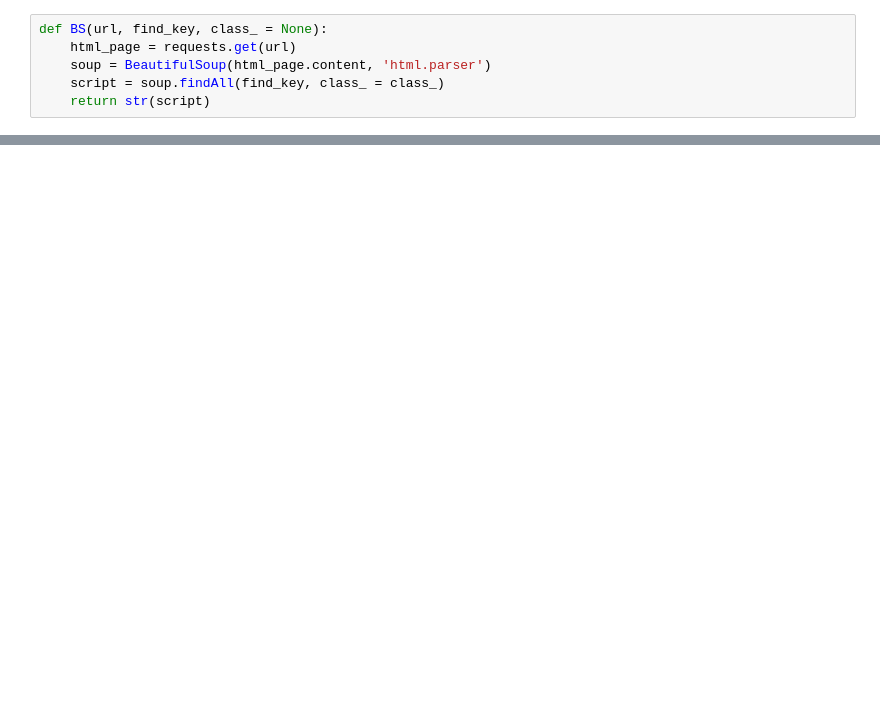
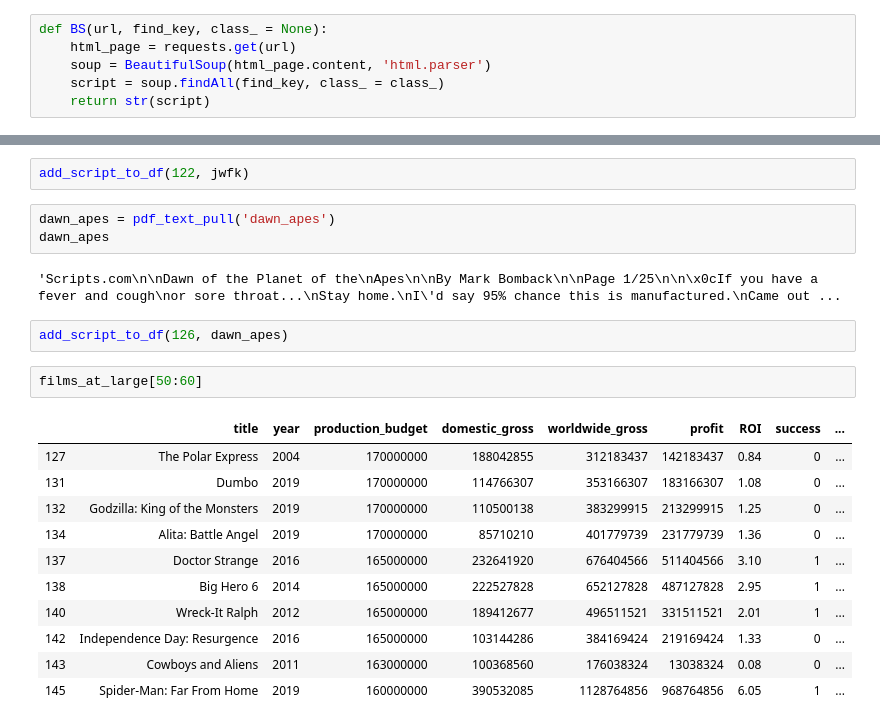
Before and after one commit to will4865/FlatironCapstoneProject, a Jupyter notebook: manual_script_pull.ipynb, the cells around one changed output, grey strips where cells are left out. Drawn from its saved outputs; the diff is of its cells as text; blank space fills up the shorter version.

```diff
--- a/manual_script_pull.ipynb
+++ b/manual_script_pull.ipynb
@@ -19,0 +302,23 @@ films_at_large
+# %%
+add_script_to_df(122, jwfk)
+# %%
+dawn_apes = pdf_text_pull('dawn_apes')
+dawn_apes
+# %% [output]
+'Scripts.com\n\nDawn of the Planet of the\nApes\n\nBy Mark Bomback\n\nPage 1/25\n\n\x0cIf you have a fever and cough\nor sore throat...\nStay home.\nI\'d say 95% chance this is manufactured.\nCame out ...
+# %%
+add_script_to_df(126, dawn_apes)
+# %%
+films_at_large[50:60]
+# %% [output]
+|  | title | year | production_budget | domestic_gross | worldwide_gross | profit | ROI | success | ... |
+| 127 | The Polar Express | 2004 | 170000000 | 188042855 | 312183437 | 142183437 | 0.84 | 0 | ... |
+| 131 | Dumbo | 2019 | 170000000 | 114766307 | 353166307 | 183166307 | 1.08 | 0 | ... |
+| 132 | Godzilla: King of the Monsters | 2019 | 170000000 | 110500138 | 383299915 | 213299915 | 1.25 | 0 | ... |
+| 134 | Alita: Battle Angel | 2019 | 170000000 | 85710210 | 401779739 | 231779739 | 1.36 | 0 | ... |
+| 137 | Doctor Strange | 2016 | 165000000 | 232641920 | 676404566 | 511404566 | 3.10 | 1 | ... |
+| 138 | Big Hero 6 | 2014 | 165000000 | 222527828 | 652127828 | 487127828 | 2.95 | 1 | ... |
+| 140 | Wreck-It Ralph | 2012 | 165000000 | 189412677 | 496511521 | 331511521 | 2.01 | 1 | ... |
+| 142 | Independence Day: Resurgence | 2016 | 165000000 | 103144286 | 384169424 | 219169424 | 1.33 | 0 | ... |
+| 143 | Cowboys and Aliens | 2011 | 163000000 | 100368560 | 176038324 | 13038324 | 0.08 | 0 | ... |
+| 145 | Spider-Man: Far From Home | 2019 | 160000000 | 390532085 | 1128764856 | 968764856 | 6.05 | 1 | ... |
```
Also changed, not shown: parts of 91 cells of this notebook.
